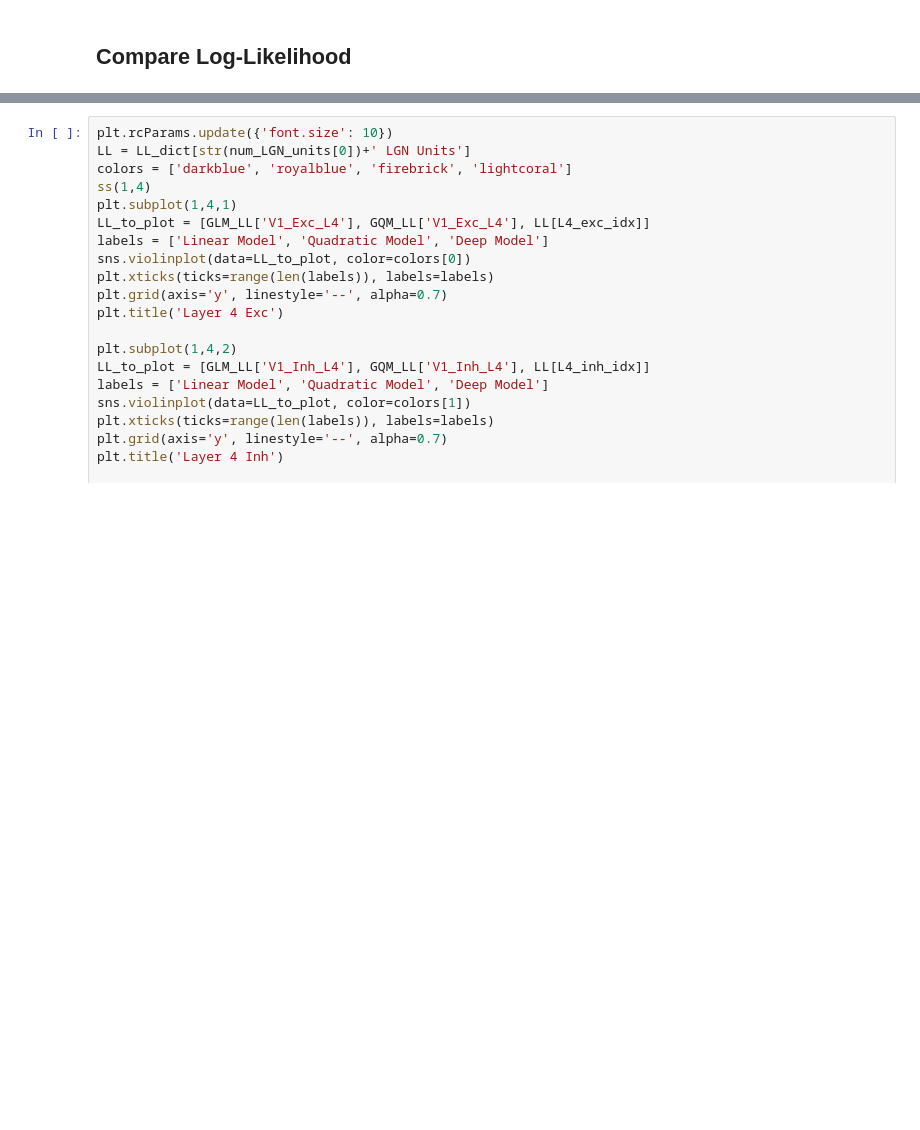
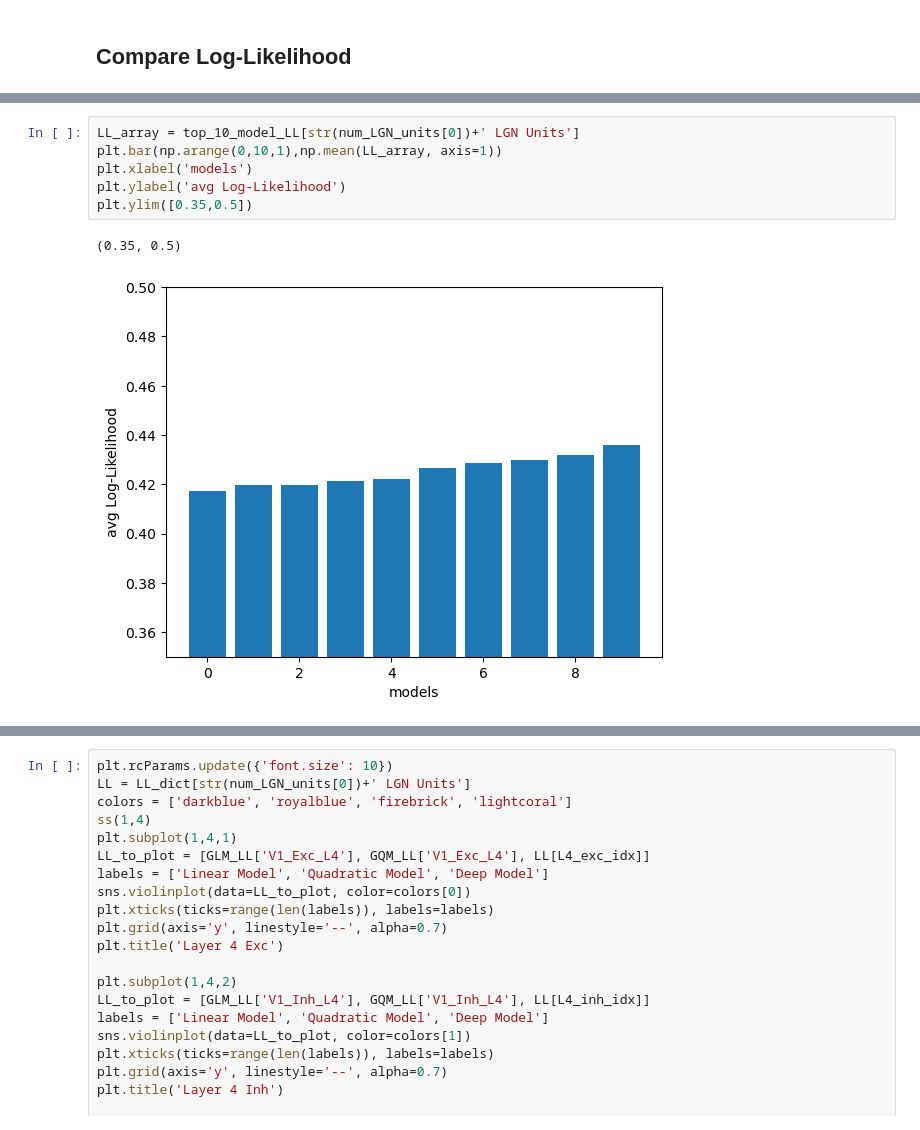
Before and after one commit to IsabelF98/Cloud_SynthData_Proj, a Jupyter notebook: LGN_units.ipynb, the cells around one changed output, grey strips where cells are left out. Drawn from its saved outputs; the diff is of its cells as text; blank space fills up the shorter version.

```diff
--- a/LGN_units.ipynb
+++ b/LGN_units.ipynb
@@ -309,3 +401,12 @@ plt.show()
+# %%
+LL_array = top_10_model_LL[str(num_LGN_units[0])+' LGN Units']
+plt.bar(np.arange(0,10,1),np.mean(LL_array, axis=1))
+plt.xlabel('models')
+plt.ylabel('avg Log-Likelihood')
+plt.ylim([0.35,0.5])
+# %% [output]
+(0.35, 0.5)
+[figure, added]
 # %%
 LL_to_plot = []
 for i in range(len(num_LGN_units)):
```
Also changed, not shown: parts of 33 cells of this notebook.
